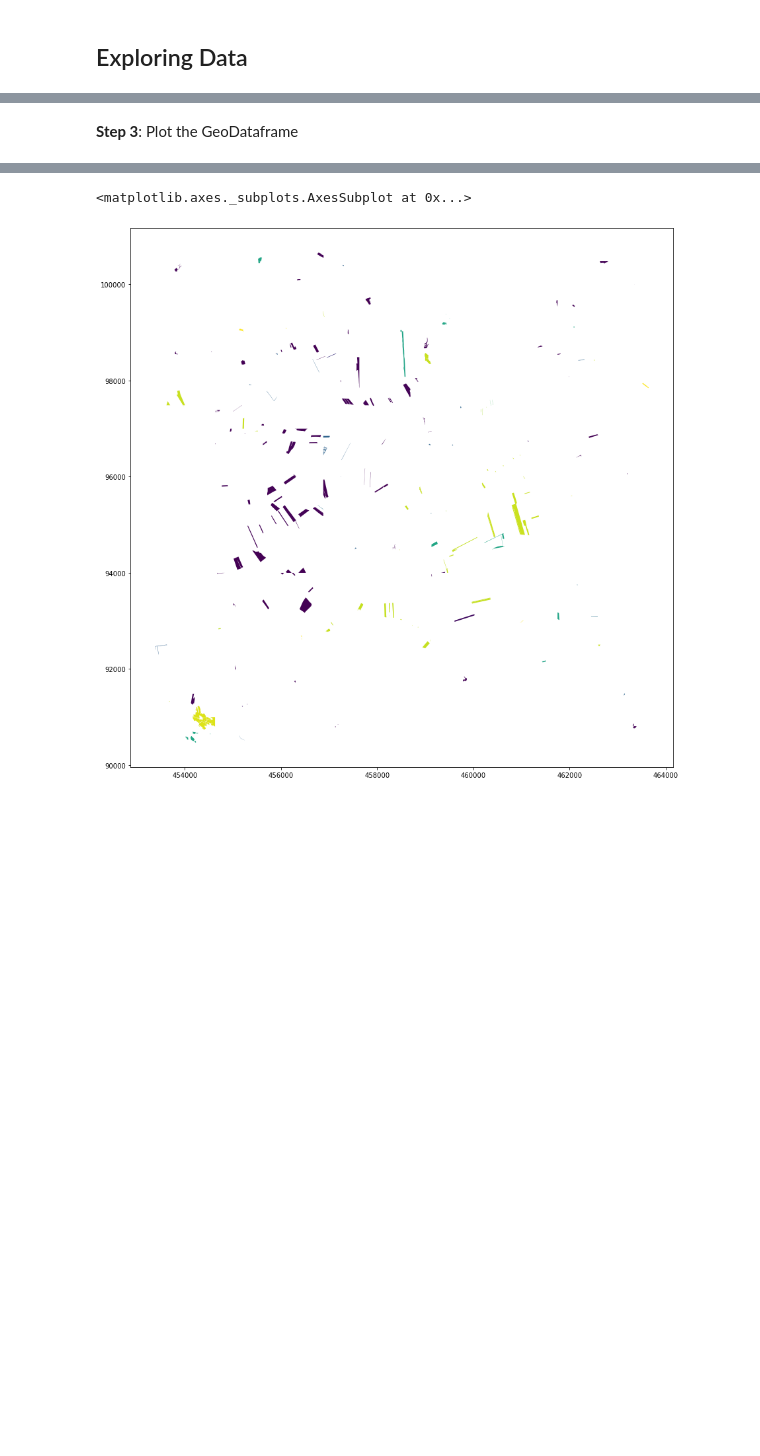
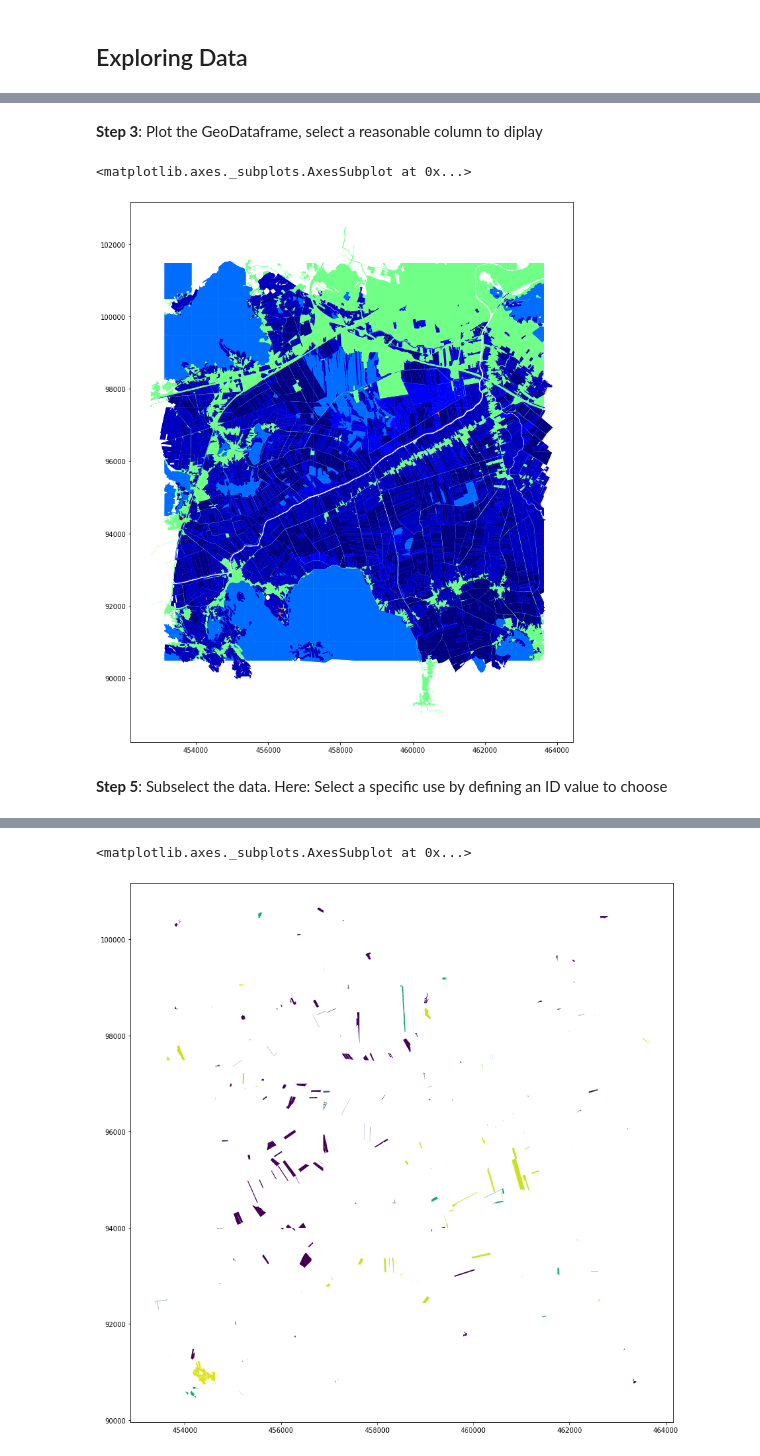
Before and after one commit to xcube-dev/xcube-geodb, a Jupyter notebook: notebooks/geodb_explore_datasets.ipynb, the cells around one changed output, grey strips where cells are left out. Drawn from its saved outputs; the diff is of its cells as text; code cells hidden in the pictures; blank space fills up the shorter version.

```diff
--- a/notebooks/geodb_explore_datasets.ipynb
+++ b/notebooks/geodb_explore_datasets.ipynb
@@ -55,0 +57,3 @@ gdf
+# %%
+gdf = geodb.get_collection('land_use', namespace='geodb_admin') # to be updated, so that namespace is not needed or something more suitable, e.g. 'public'
+gdf
@@ -56,2 +78,9 @@ gdf
 # %% [markdown]
-__Step 3__: Plot the GeoDataframe
+__Step 3__: Plot the GeoDataframe, select a reasonable column to diplay
+# %%
+gdf.plot(column="raba_id", figsize=(15,15), cmap = 'jet')
+# %% [output]
+<matplotlib.axes._subplots.AxesSubplot at 0x...>
+[figure, added]
+# %% [markdown]
+__Step 5__: Subselect the data. Here: Select a specific use by defining an ID value to choose
```
Also changed, not shown: parts of 31 cells of this notebook.
